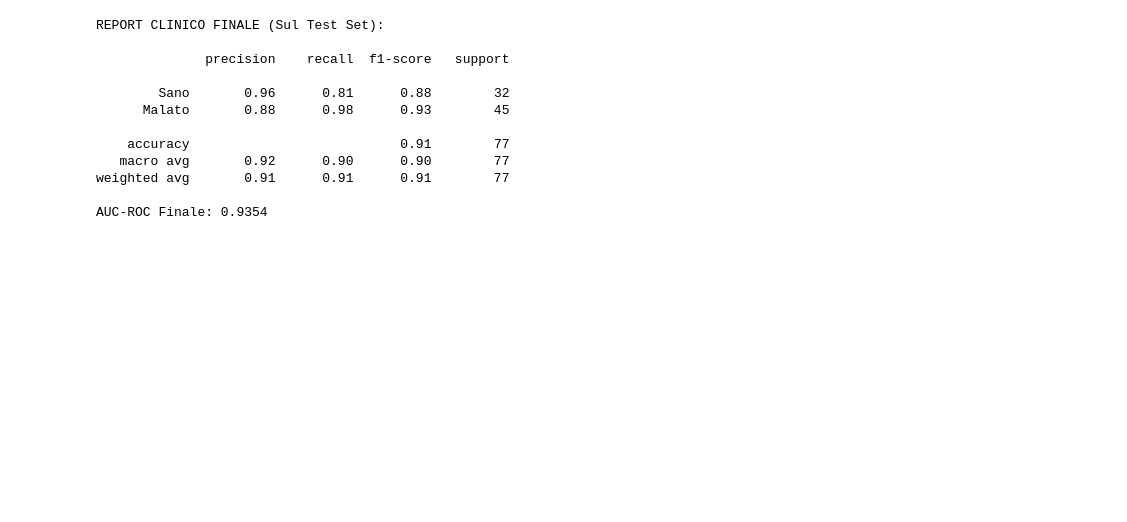
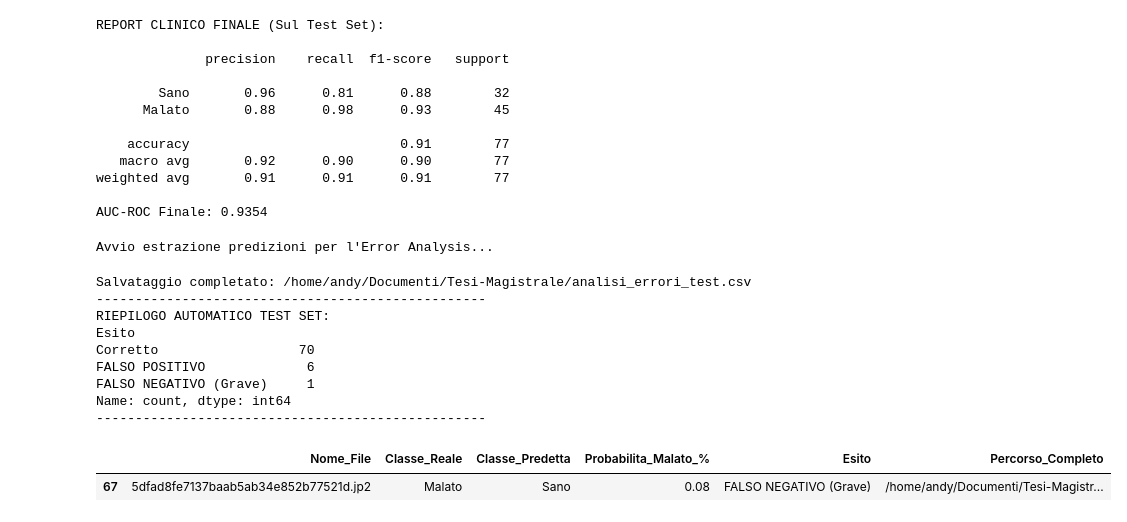
Before and after one commit to andymacale/Tesi-Magistrale, a Jupyter notebook: notebooks/classificazione_immagini.ipynb, the cells around one changed output. Drawn from its saved outputs; the diff is of its cells as text; code cells hidden in the pictures; blank space fills up the shorter version.

Commit message:
immagini eseguite

```diff
--- a/notebooks/classificazione_immagini.ipynb
+++ b/notebooks/classificazione_immagini.ipynb
@@ -442,3 +442,83 @@ REPORT CLINICO FINALE (Sul Test Set):
 weighted avg       0.91      0.91      0.91        77
 
 AUC-ROC Finale: 0.9354
+# %%
+def salva_analisi_errori(modello, test_loader, percorso_salvataggio_csv="analisi_errori_test.csv"):
+    """
+    Analizza il Test Set immagine per immagine, calcola le probabilità e salva
+    tutto in un CSV ottimizzato per l'Error Analysis della tesi.
+    """
+    print("Avvio estrazione predizioni per l'Error Analysis...")
+    modello.eval()
+    risultati = []
+
+
+    subset_test = test_loader.dataset
+    indici_originali = subset_test.indices
+    dataset_base = subset_test.dataset
+
+    classi = {0: 'Sano', 1: 'Malato'}
+
+    with torch.no_grad():
+        for batch_idx, (img, etic) in enumerate(tqdm(test_loader, desc="Salvataggio CSV", colour='yellow')):
+            img = img.to(device)
+            out, _, _ = modello(img)
+
+            probs = F.softmax(out, dim=1)
+            prob_malato = probs[:, 1].cpu().numpy()
+
+            pred = torch.max(out, 1)[1].cpu().numpy()
+            etic = etic.cpu().numpy()
+
+            start_idx = batch_idx * test_loader.batch_size
+
+            for i in range(len(etic)):
+                idx_globale = indici_originali[start_idx + i]
+                percorso_file, _ = dataset_base.samples[idx_globale]
+
+                if etic[i] == pred[i]:
+                    tipo_errore = 'Corretto'
+                elif etic[i] == 1 and pred[i] == 0:
+                    tipo_errore = 'FALSO NEGATIVO (Grave)'
+                elif etic[i] == 0 and pred[i] == 1:
+                    tipo_errore = 'FALSO POSITIVO'
+
+                risultati.append({
+                    'Nome_File': os.path.basename(percorso_file),
+                    'Classe_Reale': classi[etic[i]],
+                    'Classe_Predetta': classi[pred[i]],
+                    'Probabilita_Malato_%': round(prob_malato[i] * 100, 2),
+                    'Esito': tipo_errore,
+                    'Percorso_Completo': percorso_file
+                })
+
+    df_risultati = pd.DataFrame(risultati)
+    df_risultati.to_csv(percorso_salvataggio_csv, index=False, sep=';')
+
+    print(f"\nSalvataggio completato: {percorso_salvataggio_csv}")
+    print("-" * 50)
+    print("RIEPILOGO AUTOMATICO TEST SET:")
+    print(df_risultati['Esito'].value_counts())
+    print("-" * 50)
+
+    return df_risultati
+percorso_pth_aug = '/home/andy/Documenti/Tesi-Magistrale/models_saved/immagini/modello_con_aug.pth'
+modello_aug.load_state_dict(torch.load(percorso_pth_aug))
+
+percorso_csv = '/home/andy/Documenti/Tesi-Magistrale/analisi_errori_test.csv'
+df_errori = salva_analisi_errori(modello_aug, test_loader_aug, percorso_csv)
+
+display(df_errori[df_errori['Esito'] == 'FALSO NEGATIVO (Grave)'])
+# %% [output]
+Avvio estrazione predizioni per l'Error Analysis...
+Salvataggio completato: /home/andy/Documenti/Tesi-Magistrale/analisi_errori_test.csv
+--------------------------------------------------
+RIEPILOGO AUTOMATICO TEST SET:
+Esito
+Corretto                  70
+FALSO POSITIVO             6
+FALSO NEGATIVO (Grave)     1
+Name: count, dtype: int64
+--------------------------------------------------
+|  | Nome_File | Classe_Reale | Classe_Predetta | Probabilita_Malato_% | Esito | Percorso_Completo |
+| 67 | 5dfad8fe7137baab5ab34e852b77521d.jp2 | Malato | Sano | 0.08 | FALSO NEGATIVO (Grave) | /home/andy/Documenti/Tesi-Magistr... |
```
Also changed, not shown: 5 other files.
